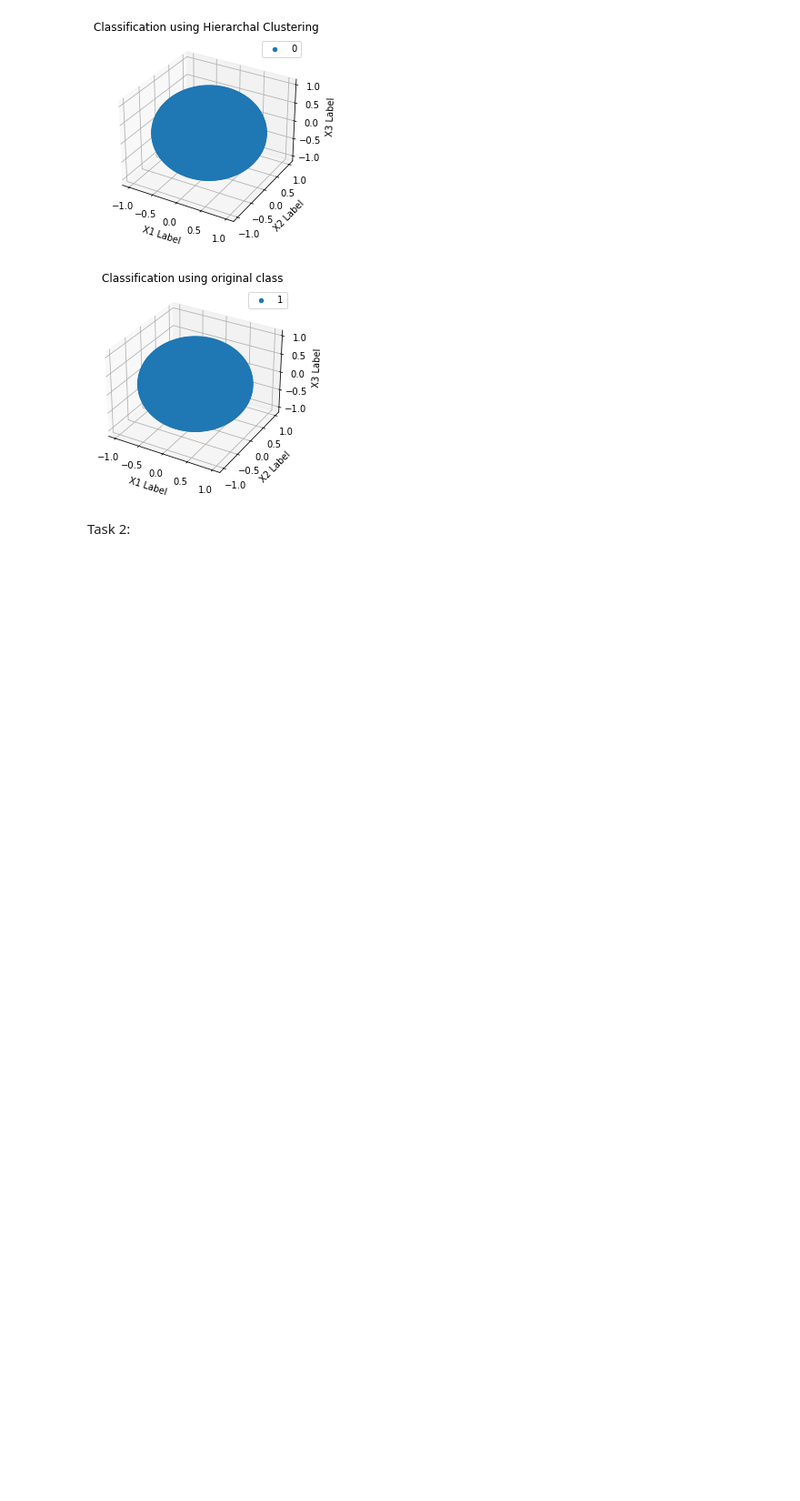
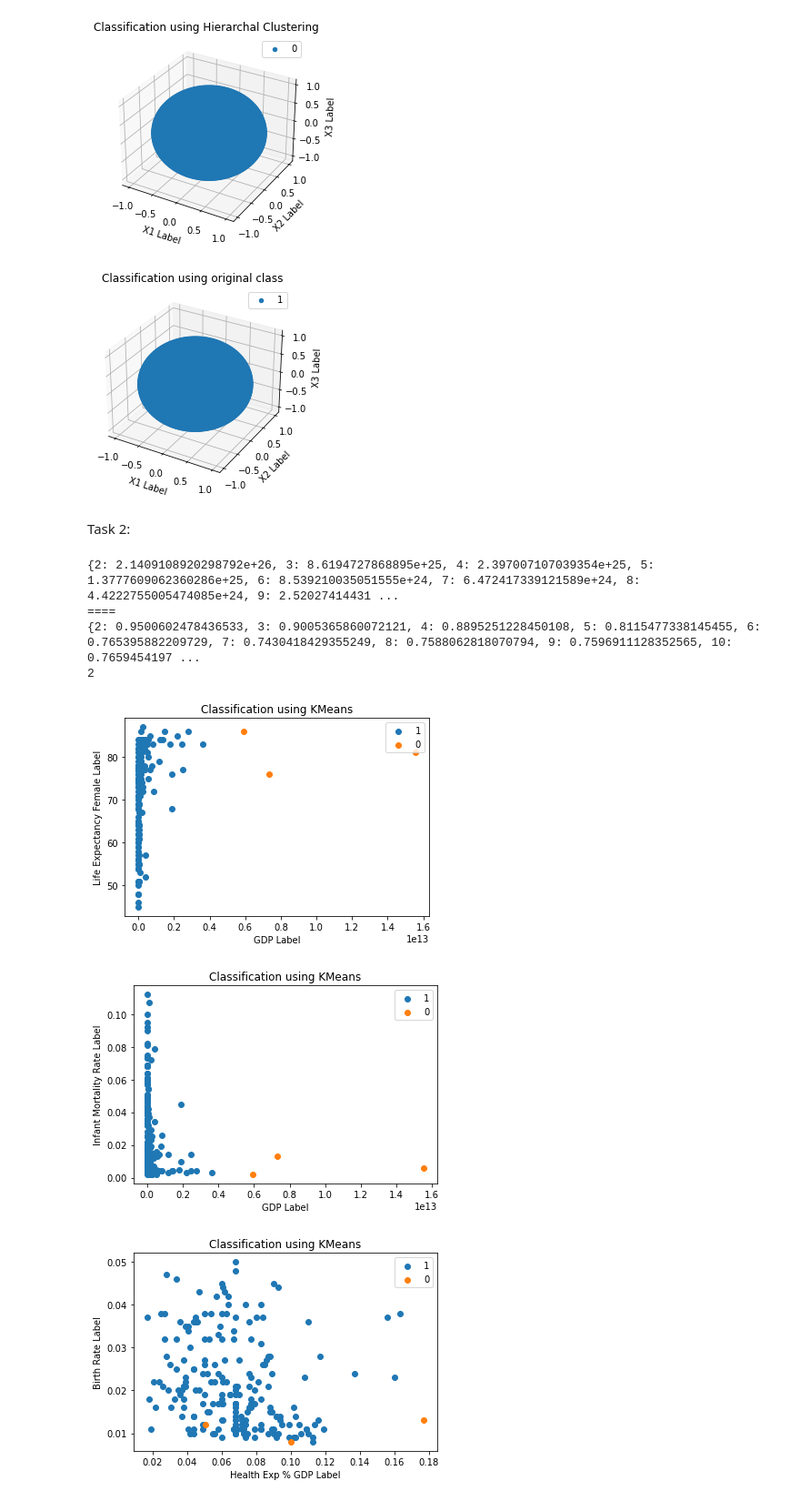
Before and after one commit to glazedonut/IEClusteingAnalysisProject, a Jupyter notebook: report.ipynb, the cells around one changed output. Shown at 91% size. Cells and saved outputs as stored; diff of their text form; code cells hidden in the pictures; blank space fills up the shorter version.

Commit message:
Task 2 K means done

```diff
--- a/report.ipynb
+++ b/report.ipynb
@@ -279,30 +279,55 @@ Fowlkes Mallows Score for  Hierarchal Clustering : 1.0
 Task 2:
 # %%
 #Task 2 by Veda and Janavi
-def intervention(indicies): #You will probably need this????
-    interevent=[]
-    for i in range(0,len(indicies)):
-        if i==0:
-            interevent.append(0)
-        else:
-            interevent.append(abs(indicies[i]-indicies[i-1]))
-    return interevent
-def create_K_meanselbow_task2(file):
-    #Write code to do K means algo for task 2 here
-    '''
-    You will have to change the code dimensions but you will need this to detemine the number of K.
-    inertia=[]
-    for i in range(1,10):
+import pandas as pd
+import numpy as np
+import seaborn as sns
+import matplotlib.pyplot as plt
+from sklearn.cluster import KMeans, AgglomerativeClustering
+from sklearn import metrics
+from mpl_toolkits import mplot3d
+from sklearn.metrics import accuracy_score, f1_score
+df=pd.read_csv('data/World Indicators-clean.csv')
+def create_K_meanselbow_task2(df):
+    coordinates=df.loc[:, 'Birth Rate':'Population Urban']
+    sse = {}
+    silhouette = {}
+    opt_k=1
+    for i in range(2,15):
         k_means=KMeans(n_clusters=i,init='k-means++',random_state=42)
         k_means.fit(coordinates)
-        inertia.append(k_means.inertia_)
-    '''
-    data=pd.read_csv(file)
-    return data
-def create_Hiearchal_task2(file):
-    #Write code to do hiearchal classification for task 2 here
-    data=pd.read_csv(file)
-    return data
-def validate_Kmeans_Unsupervised(data):
-    #write code to find Internal Validation scores here
-    print('Todo!')
+        silhouette[i]= metrics.silhouette_score(df[[df.columns[5],df.columns[12]]], k_means.labels_)
+        sse[i]= k_means.inertia_
+
+    print(sse)
+    print("====")
+    print(silhouette)
+    max_value = max(silhouette, key=silhouette.get)
+    print(max_value)
+    k_means=KMeans(n_clusters=max_value,init='k-means++',random_state=42)
+    pred_val=k_means.fit_predict(coordinates)
+    df['cluster_class']= pred_val
+    return df
+
+def create_2dscatter(data, method,col1,col2):
+    fig = plt.figure()
+    ax = fig.add_subplot(111)
+    ax.set_title("Classification using "+method)
+    for i in data.cluster_class.unique():
+        data2=data.loc[data['cluster_class']==i]
+        ax.scatter(data2[data.columns[col1]], data2[data.columns[col2]],label=i)
+    ax.set_xlabel(data.columns[col1]+' Label')
+    ax.set_ylabel(data.columns[col2]+' Label')
+    ax.legend()
+df2=create_K_meanselbow_task2(df)
+create_2dscatter(df2,'KMeans',5,12)
+create_2dscatter(df2,'KMeans',5,9)
+create_2dscatter(df2,'KMeans',6,1)
+# %% [output]
+{2: 2.1409108920298792e+26, 3: 8.6194727868895e+25, 4: 2.397007107039354e+25, 5: 1.3777609062360286e+25, 6: 8.539210035051555e+24, 7: 6.472417339121589e+24, 8: 4.4222755005474085e+24, 9: 2.52027414431 ...
+====
+{2: 0.9500602478436533, 3: 0.9005365860072121, 4: 0.8895251228450108, 5: 0.8115477338145455, 6: 0.765395882209729, 7: 0.7430418429355249, 8: 0.7588062818070794, 9: 0.7596911128352565, 10: 0.7659454197 ...
+2
+[figure, added]
+[figure, added]
+[figure, added]
```
